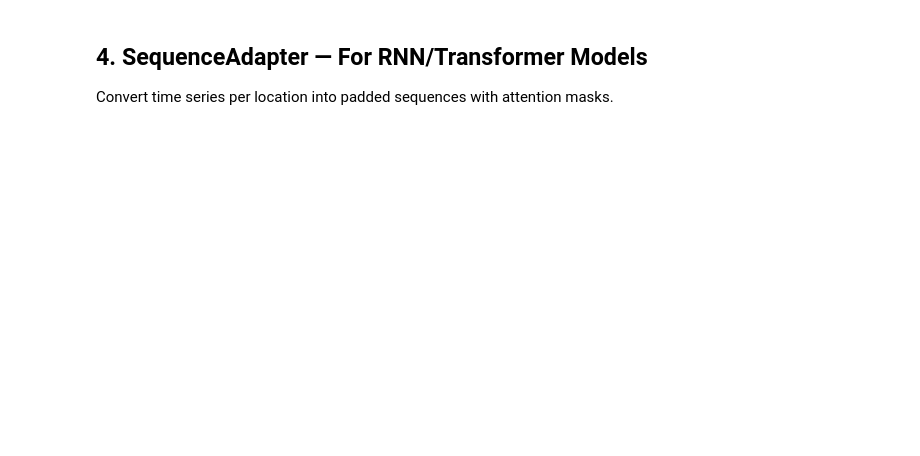
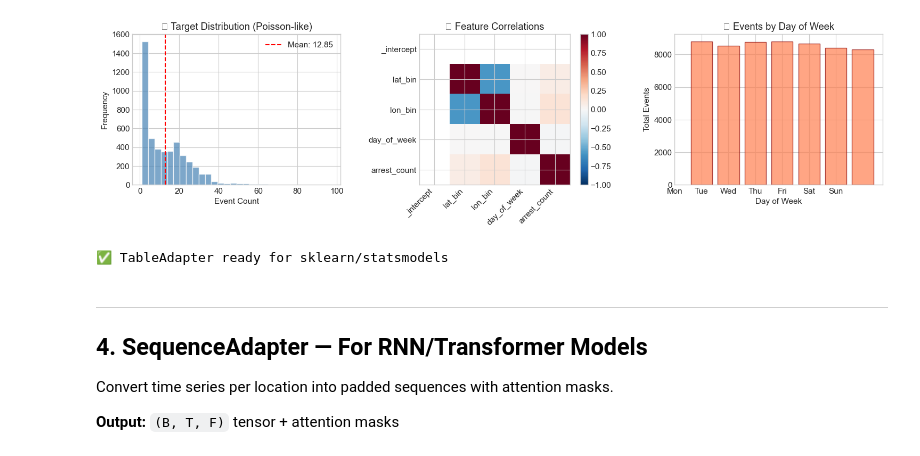
Before and after one commit to BayoHabib/eventflow, a Jupyter notebook: notebooks/demo_chicago_crime.ipynb, the cells around one changed output. Saved outputs shown, nothing was run; the diff lists cells and outputs as text; code cells hidden in the pictures; blank space fills up the shorter version.

```diff
--- a/notebooks/demo_chicago_crime.ipynb
+++ b/notebooks/demo_chicago_crime.ipynb
@@ -4,8 +4,15 @@
 # %%
 import polars as pl
 import numpy as np
+import matplotlib.pyplot as plt
+import networkx as nx
 from datetime import datetime, timedelta
 from pathlib import Path
+
+# Visualization settings
+plt.style.use('seaborn-v0_8-whitegrid')
+plt.rcParams['figure.figsize'] = (12, 6)
+plt.rcParams['font.size'] = 11
 
 # EventFlow imports
 import sys
@@ -19,5 +26,5 @@ from eventflow.core.adapters import (
     StreamAdapter, StreamAdapterConfig,
 )
 
-print("EventFlow adapters loaded successfully!")
+print("✅ EventFlow adapters loaded successfully!")
 # %% [output]
@@ -166,7 +264,56 @@ X[:5]:
+# %%
+# Visualization: TableAdapter Output
+fig, axes = plt.subplots(1, 3, figsize=(15, 4))
+
+# 1. Target distribution
+ax1 = axes[0]
+ax1.hist(y, bins=30, color='steelblue', edgecolor='white', alpha=0.7)
+ax1.axvline(np.mean(y), color='red', linestyle='--', label=f'Mean: {np.mean(y):.2f}')
+ax1.set_xlabel("Event Count")
+ax1.set_ylabel("Frequency")
+ax1.set_title("📊 Target Distribution (Poisson-like)")
+ax1.legend()
+
+# 2. Feature correlation heatmap
+ax2 = axes[1]
+feature_names = table_output.feature_names[:5]  # First 5 features
+corr_matrix = np.corrcoef(X[:, :5].T)
+im = ax2.imshow(corr_matrix, cmap='RdBu_r', vmin=-1, vmax=1)
+ax2.set_xticks(range(len(feature_names)))
+ax2.set_yticks(range(len(feature_names)))
+ax2.set_xticklabels(feature_names, rotation=45, ha='right')
+ax2.set_yticklabels(feature_names)
+ax2.set_title("🔗 Feature Correlations")
+plt.colorbar(im, ax=ax2)
+
+# 3. Day of week pattern
+ax3 = axes[2]
+dow_labels = ['Mon', 'Tue', 'Wed', 'Thu', 'Fri', 'Sat', 'Sun']
+dow_idx = table_df.columns.index("day_of_week") if "day_of_week" in table_df.columns else 2
+dow_data = table_df.group_by("day_of_week").agg(pl.col("event_count").sum()).sort("day_of_week")
+ax3.bar(dow_data["day_of_week"].to_numpy(), dow_data["event_count"].to_numpy(),
+        color='coral', edgecolor='darkred', alpha=0.7)
+ax3.set_xticks(range(7))
+ax3.set_xticklabels(dow_labels)
+ax3.set_xlabel("Day of Week")
+ax3.set_ylabel("Total Events")
+ax3.set_title("📅 Events by Day of Week")
+
+plt.tight_layout()
+plt.show()
+
+print(f"✅ TableAdapter ready for sklearn/statsmodels")
+# %% [output]
+[figure, added]
+✅ TableAdapter ready for sklearn/statsmodels
 # %% [markdown]
+---
+
 ## 4. SequenceAdapter — For RNN/Transformer Models
 
 Convert time series per location into padded sequences with attention masks.
+
+**Output:** `(B, T, F)` tensor + attention masks
 # %%
 # Prepare sequences: each cell's time series
 sequence_data = daily_counts.select(["cell_id", "date", "event_count"]).sort(["cell_id", "date"])
```
Also changed, not shown: parts of 21 cells of this notebook, 3 other files.
